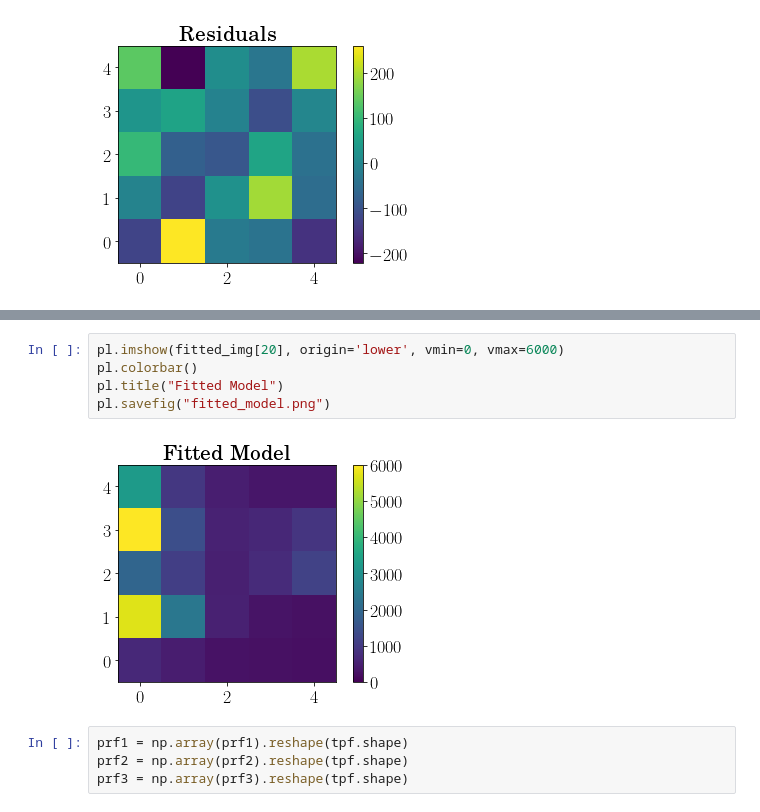
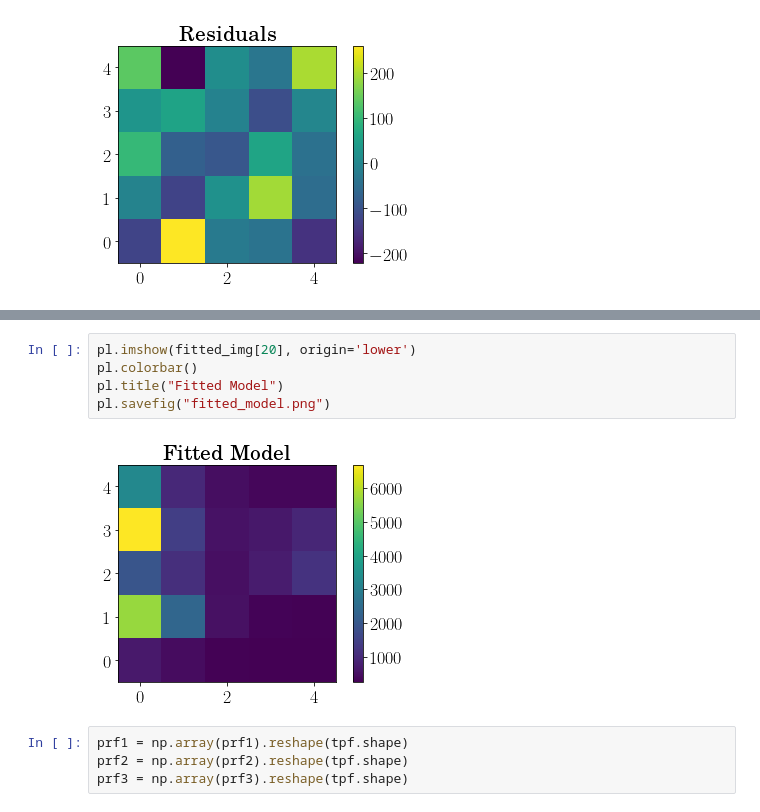
Before and after one commit to KeplerGO/oktopus, a Jupyter notebook: docs/source/notebooks/cluster-c11-prf-fitting.ipynb, the cells around one changed output, grey strips where cells are left out. Cells and saved outputs as stored; diff of their text form.

```diff
--- a/docs/source/notebooks/cluster-c11-prf-fitting.ipynb
+++ b/docs/source/notebooks/cluster-c11-prf-fitting.ipynb
@@ -123,12 +123,12 @@ pl.ylim()
 (-49.186557712102513, 334.36960984660044)
 [figure]
 # %%
-pl.imshow(fitted_img[20], origin='lower', vmin=0, vmax=6000)
+pl.imshow(fitted_img[20], origin='lower')
 pl.colorbar()
 pl.title("Fitted Model")
 pl.savefig("fitted_model.png")
 # %% [output]
-[figure, old version]
+[figure, new version]
 # %%
 prf1 = np.array(prf1).reshape(tpf.shape)
 prf2 = np.array(prf2).reshape(tpf.shape)
```
Also changed, not shown: parts of 1 cell of this notebook.
